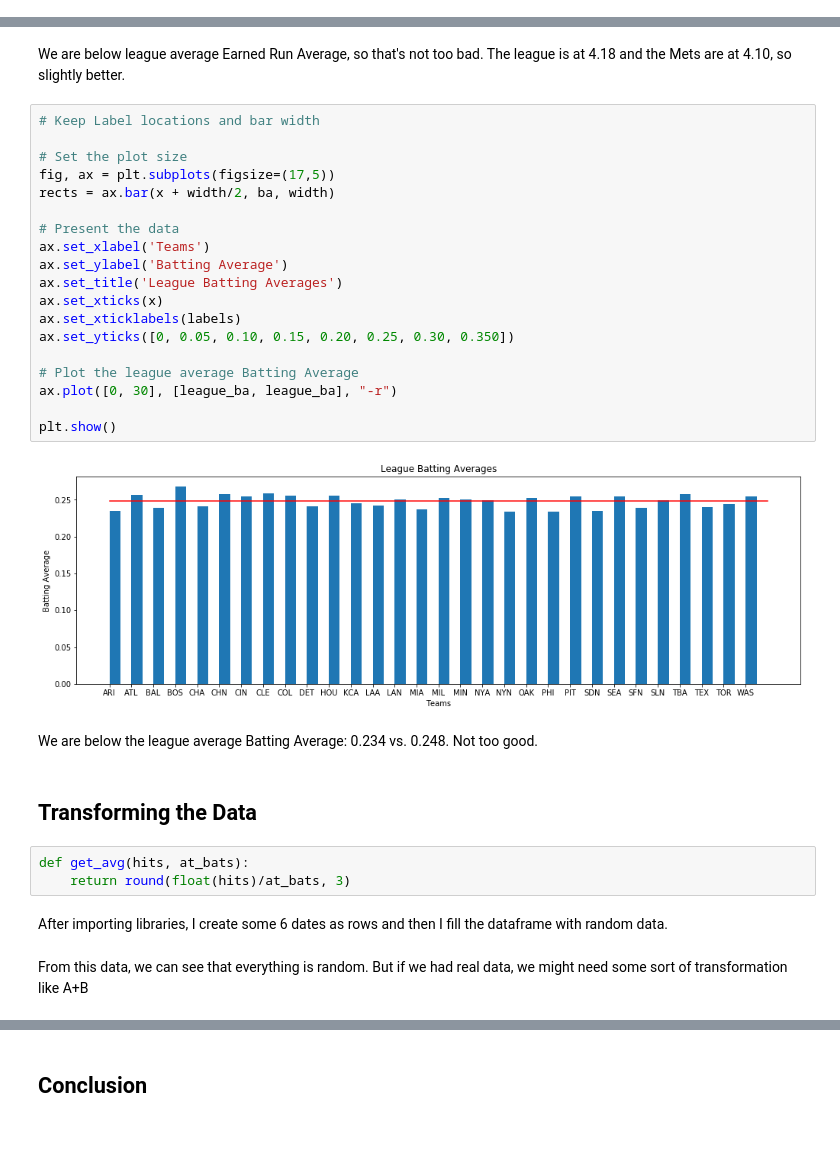
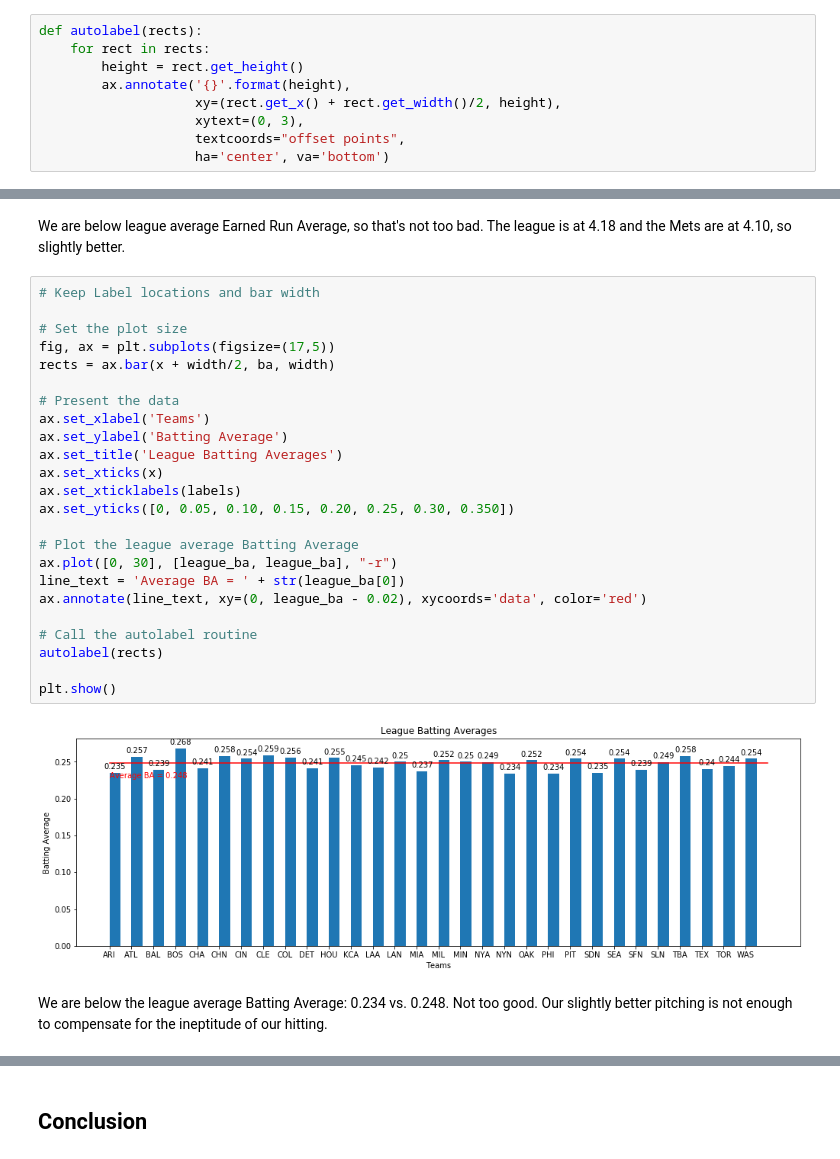
Before and after one commit to robertfg/python-class-project, a Jupyter notebook: python-class-project.ipynb, the cells around one changed output, grey strips where cells are left out. Saved outputs shown, nothing was run; the diff lists cells and outputs as text.

Commit message:
Added lables to graphs, comments

```diff
--- a/python-class-project.ipynb
+++ b/python-class-project.ipynb
@@ -462,3 +485,12 @@ league_era, league_ba
+# %%
+def autolabel(rects):
+    for rect in rects:
+        height = rect.get_height()
+        ax.annotate('{}'.format(height),
+                    xy=(rect.get_x() + rect.get_width()/2, height),
+                    xytext=(0, 3),
+                    textcoords="offset points",
+                    ha='center', va='bottom')
 # %% [markdown]
 Look at the pitching details:
 # %%
@@ -491,32 +528,28 @@ We are below league average Earned Run Average, so that's not too bad.  The leag
 # %%
 # Keep Label locations and bar width
 
 # Set the plot size
 fig, ax = plt.subplots(figsize=(17,5))
 rects = ax.bar(x + width/2, ba, width)
 
 # Present the data
 ax.set_xlabel('Teams')
 ax.set_ylabel('Batting Average')
 ax.set_title('League Batting Averages')
 ax.set_xticks(x)
 ax.set_xticklabels(labels)
 ax.set_yticks([0, 0.05, 0.10, 0.15, 0.20, 0.25, 0.30, 0.350])
 
 # Plot the league average Batting Average
 ax.plot([0, 30], [league_ba, league_ba], "-r")
+line_text = 'Average BA = ' + str(league_ba[0])
+ax.annotate(line_text, xy=(0, league_ba - 0.02), xycoords='data', color='red')
+
+# Call the autolabel routine
+autolabel(rects)
 
 plt.show()
 # %% [output]
-[figure, old version]
+[figure, new version]
 # %% [markdown]
-We are below the league average Batting Average: 0.234 vs. 0.248.  Not too good.
+We are below the league average Batting Average: 0.234 vs. 0.248.  Not too good.  Our slightly better pitching is not enough to compensate for the ineptitude of our hitting.
-# %% [markdown]
-## Transforming the Data
-# %%
-def get_avg(hits, at_bats):
-    return round(float(hits)/at_bats, 3)
-# %% [markdown]
-After importing libraries, I create some 6 dates as rows and then I fill the dataframe with random data.
-# %% [markdown]
-From this data, we can see that everything is random. But if we had real data, we might need some sort of transformation like A+B
```
Also changed, not shown: parts of 24 cells of this notebook.
